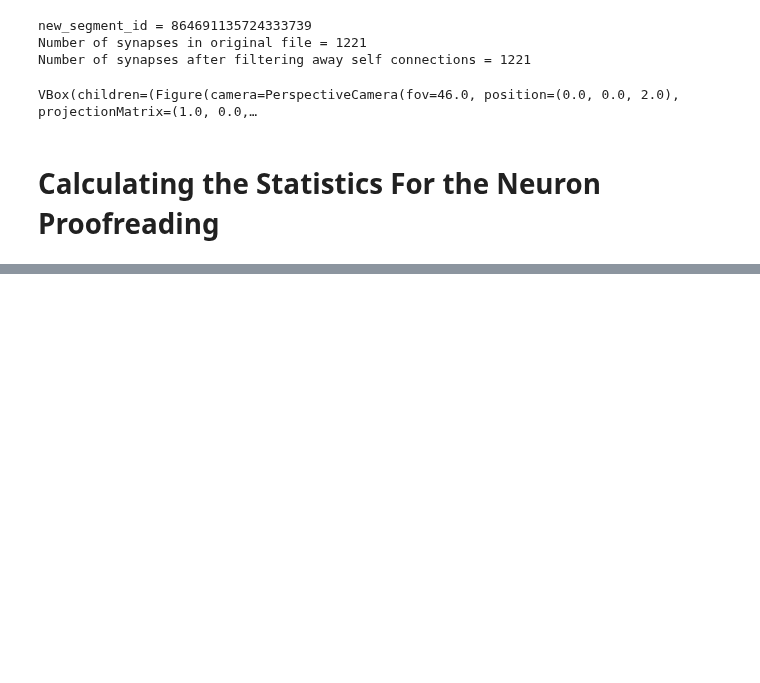
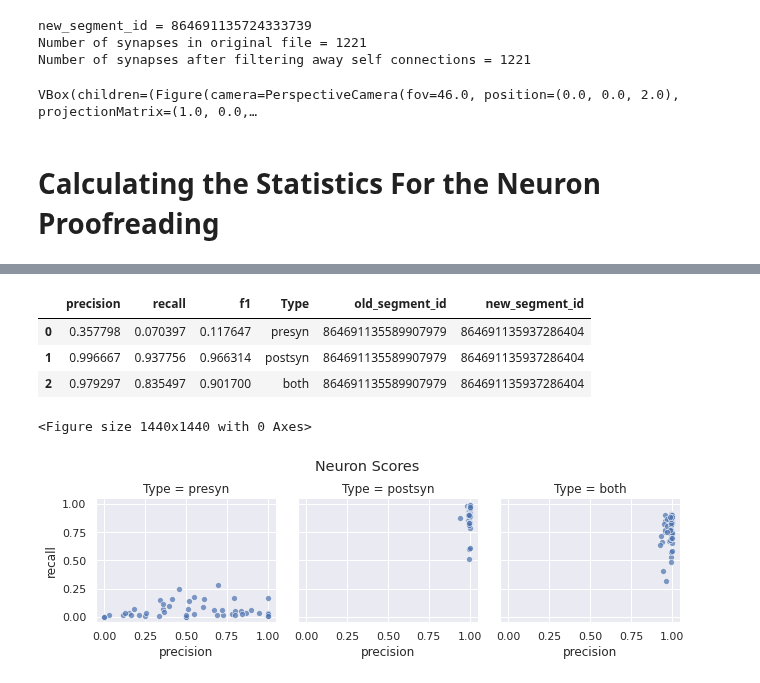
Before and after one commit to celiibrendan/neuron_mesh_tools, a Jupyter notebook: Auto_Proofreading/Validation_Testing/Allen_Proofread_Validation/Manually_Proofread_Cells_vp3.ipynb, the cells around one changed output, grey strips where cells are left out. Drawn from its saved outputs; the diff is of its cells as text; code cells hidden in the pictures; blank space fills up the shorter version.

```diff
--- a/Auto_Proofreading/Validation_Testing/Allen_Proofread_Validation/Manually_Proofread_Cells_vp3.ipynb
+++ b/Auto_Proofreading/Validation_Testing/Allen_Proofread_Validation/Manually_Proofread_Cells_vp3.ipynb
@@ -264,0 +279,6 @@ for all of the categories
+# %%
+segment_ids = du.proofreading_stats_table(validation=True).fetch("segment_id")
+
+validation_dfs = [vu.synapse_validation_df_single_neuron(k,
+                                        remove_presyn_on_dendrite = False,
+                        count_presyn_on_dendrite_as_correct = True,) for k in segment_ids]
@@ -264,0 +320,14 @@ for all of the categories
+# %%
+score_dfs = [vu.synapse_validation_df_to_score_df(v_df)
+             for v_df in validation_dfs]
+score_dfs[1]
+# %% [output]
+|  | precision | recall | f1 | Type | old_segment_id | new_segment_id |
+| 0 | 0.357798 | 0.070397 | 0.117647 | presyn | 864691135589907979 | 864691135937286404 |
+| 1 | 0.996667 | 0.937756 | 0.966314 | postsyn | 864691135589907979 | 864691135937286404 |
+| 2 | 0.979297 | 0.835497 | 0.901700 | both | 864691135589907979 | 864691135937286404 |
+# %%
+vu.score_scatterplot(df = score_dfs)
+# %% [output]
+<Figure size 1440x1440 with 0 Axes>
+[figure, added]
```
Also changed, not shown: parts of 18 cells of this notebook, 3 other files.
